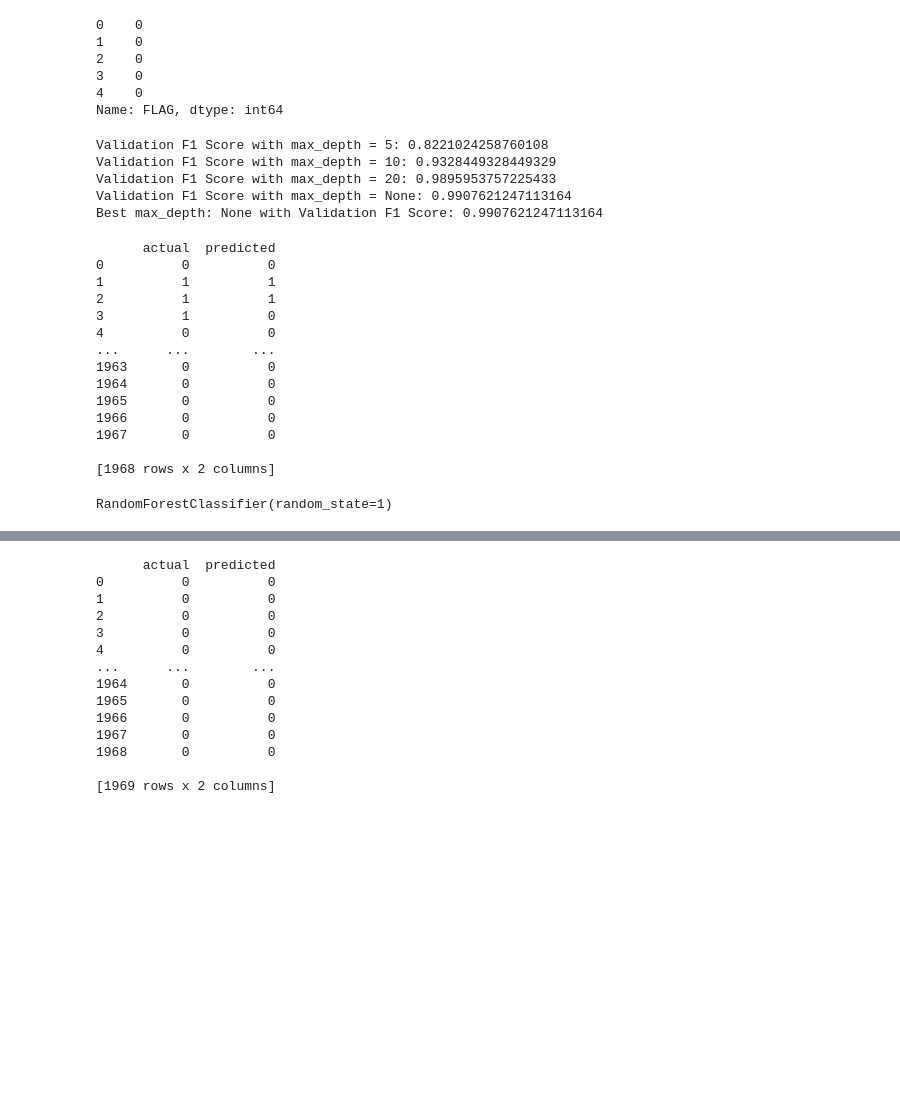
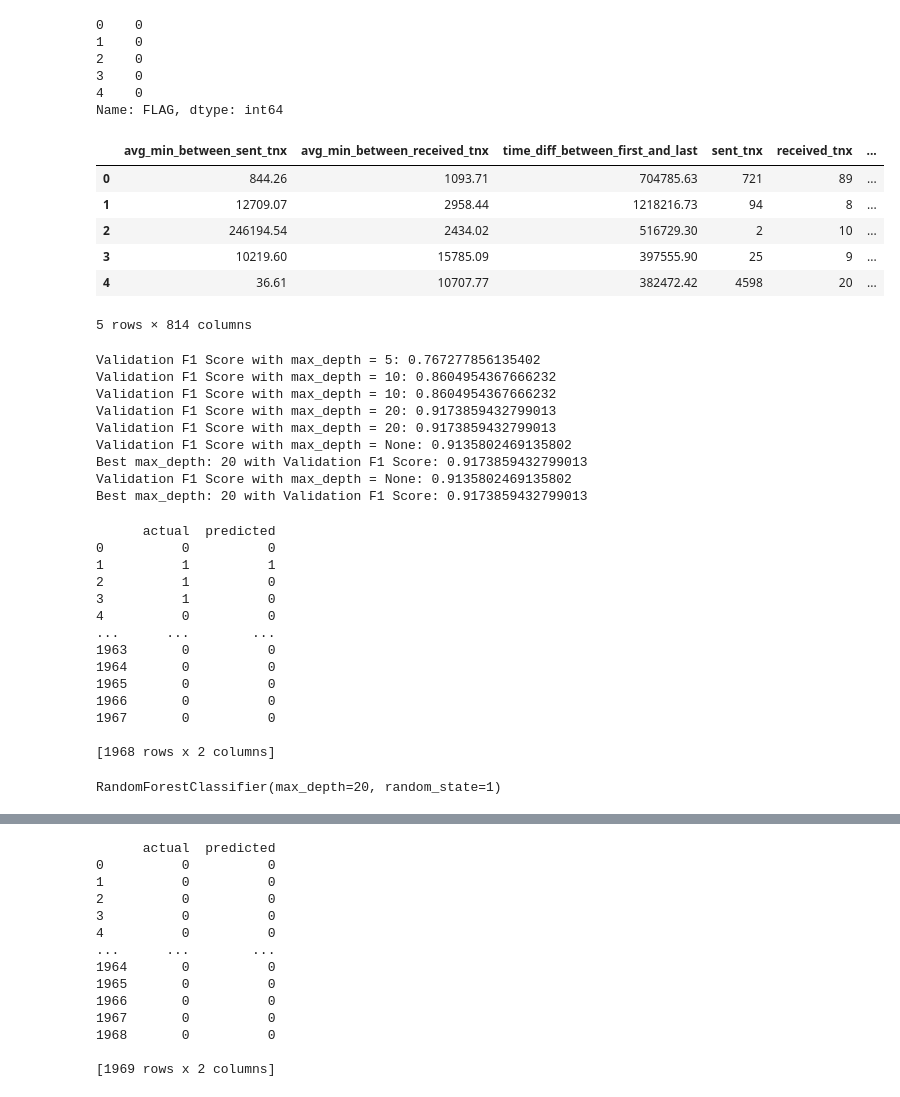
Before and after one commit to amapara27/blockchain-fraud-detector, a Jupyter notebook: backend/notebooks/model.ipynb, the cells around one changed output, grey strips where cells are left out. Saved outputs shown, nothing was run; the diff lists cells and outputs as text; code cells hidden in the pictures; blank space fills up the shorter version.

```diff
--- a/backend/notebooks/model.ipynb
+++ b/backend/notebooks/model.ipynb
@@ -6,8 +6,7 @@ import sklearn as skl
 df = pd.read_csv('../data/transaction_dataset_cleaned.csv')
 # %%
 ## Split features and target variable
-X = df.drop('FLAG', axis=1)
-X = df.drop('ERC20_avg_time_between_rec_2_tnx', axis=1)
+X = df.drop(['FLAG', 'ERC20_avg_time_between_rec_2_tnx'], axis=1)
 y = df['FLAG']
 # %%
 y.head()
@@ -18,6 +17,16 @@ y.head()
 3    0
 4    0
 Name: FLAG, dtype: int64
+# %%
+X.head()
+# %% [output]
+|  | avg_min_between_sent_tnx | avg_min_between_received_tnx | time_diff_between_first_and_last | sent_tnx | received_tnx | ... |
+| 0 | 844.26 | 1093.71 | 704785.63 | 721 | 89 | ... |
+| 1 | 12709.07 | 2958.44 | 1218216.73 | 94 | 8 | ... |
+| 2 | 246194.54 | 2434.02 | 516729.30 | 2 | 10 | ... |
+| 3 | 10219.60 | 15785.09 | 397555.90 | 25 | 9 | ... |
+| 4 | 36.61 | 10707.77 | 382472.42 | 4598 | 20 | ... |
+5 rows × 814 columns
 # %%
 from sklearn.model_selection import train_test_split
 
@@ -49,11 +58,15 @@ for depth in depths:
 
 print(f"Best max_depth: {best_depth} with Validation F1 Score: {best_val_score}")
 # %% [output]
-Validation F1 Score with max_depth = 5: 0.8221024258760108
-Validation F1 Score with max_depth = 10: 0.9328449328449329
-Validation F1 Score with max_depth = 20: 0.9895953757225433
-Validation F1 Score with max_depth = None: 0.9907621247113164
-Best max_depth: None with Validation F1 Score: 0.9907621247113164
+Validation F1 Score with max_depth = 5: 0.767277856135402
+Validation F1 Score with max_depth = 10: 0.8604954367666232
+Validation F1 Score with max_depth = 10: 0.8604954367666232
+Validation F1 Score with max_depth = 20: 0.9173859432799013
+Validation F1 Score with max_depth = 20: 0.9173859432799013
+Validation F1 Score with max_depth = None: 0.9135802469135802
+Best max_depth: 20 with Validation F1 Score: 0.9173859432799013
+Validation F1 Score with max_depth = None: 0.9135802469135802
+Best max_depth: 20 with Validation F1 Score: 0.9173859432799013
 # %%
 actual_values = y_val.reset_index(drop=True)
 
@@ -67,7 +80,7 @@ print(val_comparison_df)
       actual  predicted
 0          0          0
 1          1          1
-2          1          1
+2          1          0
 3          1          0
 4          0          0
 ...      ...        ...
@@ -84,7 +97,7 @@ from sklearn.metrics import classification_report
 model = RandomForestClassifier(n_estimators=100, random_state=1, max_depth=best_depth)
 model.fit(X_train, y_train)
 # %% [output]
-RandomForestClassifier(random_state=1)
+RandomForestClassifier(max_depth=20, random_state=1)
 # %%
 preds = model.predict(X_test)
 
```
Also changed, not shown: parts of 5 cells of this notebook, 9 other files.
